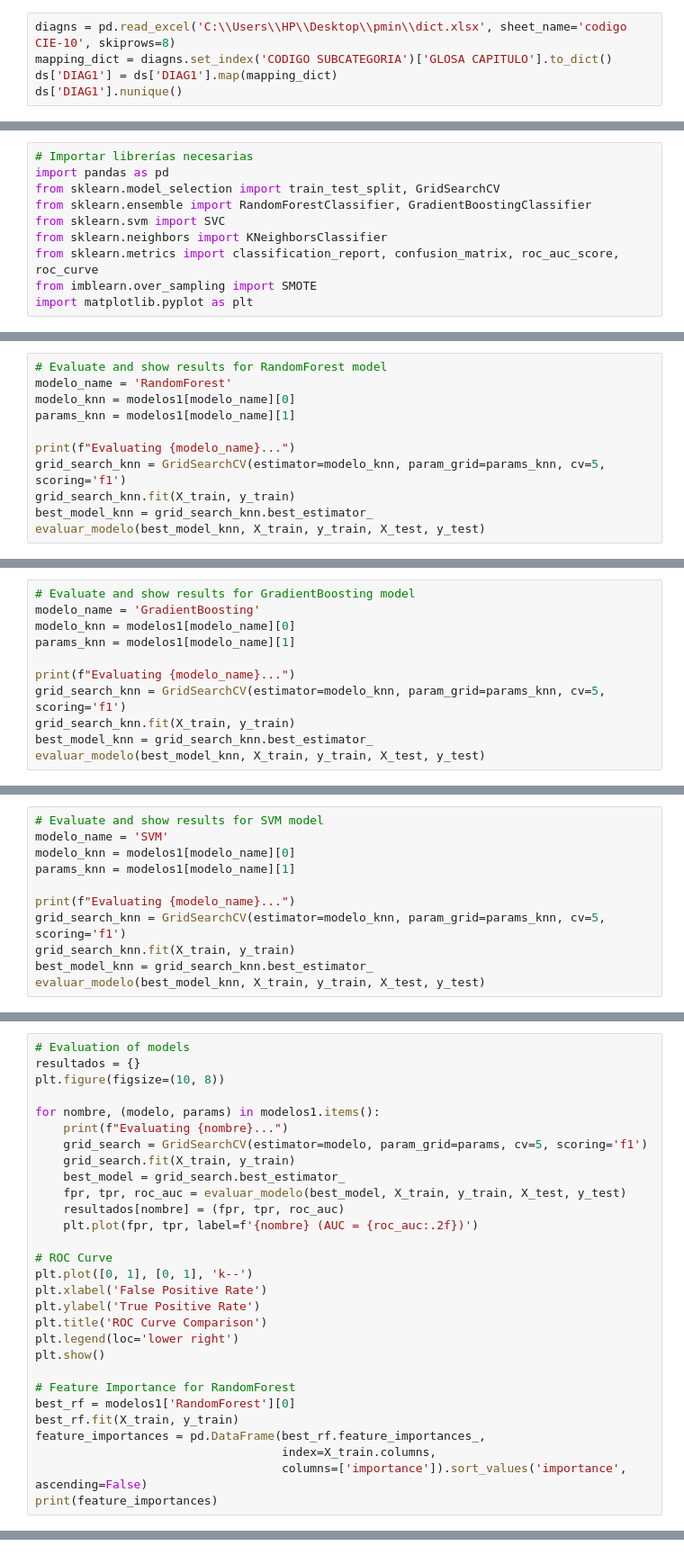
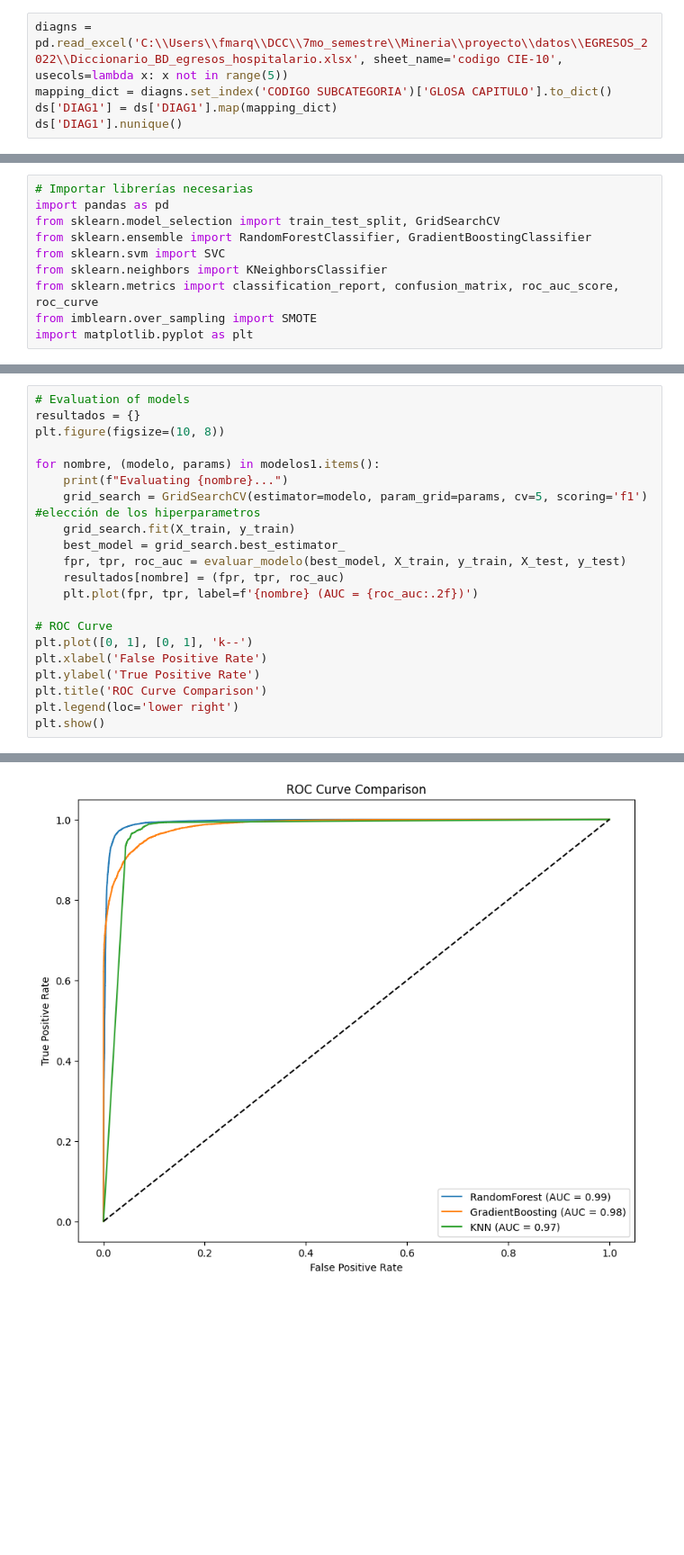
Before and after one commit to fco-marquez/proyecto-mineria, a Jupyter notebook: Hito2.ipynb, the cells around one changed output, grey strips where cells are left out. Shown: that part at 90% size. Drawn from its saved outputs; the diff is of its cells as text; blank space fills up the shorter version.

```diff
--- a/Hito2.ipynb
+++ b/Hito2.ipynb
@@ -47,7 +47,7 @@ ds = pd.concat([dataset_2020, dataset_2021, dataset_2022], ignore_index=True)
 # %% [markdown]
 Aquí, se concatenan los datasets de los 3 años estudiados, para trabajar con un dataset común de todos los datos. Esto no será problema para el análisis temporal de los datos, dado que cada paciente tiene un atributo de 'ANO_EGRESO' que nos permite identificar a que año pertenece el dato. Además, previo a hacer la concatenación, se filtran todos los datos llenados parcialmente, esto pues luego de hacer un análisis de cada csv, existen una cantidad no menor de datos con sus atributos fijados con un valor "*". De esta forma se filtran, todas las tuplas que con estas características.
 # %%
-diagns = pd.read_excel('C:\\Users\\HP\\Desktop\\pmin\\dict.xlsx', sheet_name='codigo CIE-10', skiprows=8)
+diagns = pd.read_excel('C:\\Users\\fmarq\\DCC\\7mo_semestre\\Mineria\\proyecto\\datos\\EGRESOS_2022\\Diccionario_BD_egresos_hospitalario.xlsx', sheet_name='codigo CIE-10', usecols=lambda x: x not in range(5))
 mapping_dict = diagns.set_index('CODIGO SUBCATEGORIA')['GLOSA CAPITULO'].to_dict()
 ds['DIAG1'] = ds['DIAG1'].map(mapping_dict)
 ds['DIAG1'].nunique()
@@ -487,11 +431,0 @@ ROC AUC for KNeighborsClassifier: 0.9891465117622567
-# %%
-# Evaluate and show results for RandomForest model
-modelo_name = 'RandomForest'
-modelo_knn = modelos1[modelo_name][0]
-params_knn = modelos1[modelo_name][1]
-
-print(f"Evaluating {modelo_name}...")
-grid_search_knn = GridSearchCV(estimator=modelo_knn, param_grid=params_knn, cv=5, scoring='f1')
-grid_search_knn.fit(X_train, y_train)
-best_model_knn = grid_search_knn.best_estimator_
-evaluar_modelo(best_model_knn, X_train, y_train, X_test, y_test)
@@ -519,11 +431,0 @@ ROC AUC for RandomForestClassifier: 1.0
-# %%
-# Evaluate and show results for GradientBoosting model
-modelo_name = 'GradientBoosting'
-modelo_knn = modelos1[modelo_name][0]
-params_knn = modelos1[modelo_name][1]
-
-print(f"Evaluating {modelo_name}...")
-grid_search_knn = GridSearchCV(estimator=modelo_knn, param_grid=params_knn, cv=5, scoring='f1')
-grid_search_knn.fit(X_train, y_train)
-best_model_knn = grid_search_knn.best_estimator_
-evaluar_modelo(best_model_knn, X_train, y_train, X_test, y_test)
@@ -549,11 +431,0 @@ ROC AUC for GradientBoostingClassifier: 1.0
-# %%
-# Evaluate and show results for SVM model
-modelo_name = 'SVM'
-modelo_knn = modelos1[modelo_name][0]
-params_knn = modelos1[modelo_name][1]
-
-print(f"Evaluating {modelo_name}...")
-grid_search_knn = GridSearchCV(estimator=modelo_knn, param_grid=params_knn, cv=5, scoring='f1')
-grid_search_knn.fit(X_train, y_train)
-best_model_knn = grid_search_knn.best_estimator_
-evaluar_modelo(best_model_knn, X_train, y_train, X_test, y_test)
@@ -619,7 +436,7 @@ plt.figure(figsize=(10, 8))
 
 for nombre, (modelo, params) in modelos1.items():
     print(f"Evaluating {nombre}...")
-    grid_search = GridSearchCV(estimator=modelo, param_grid=params, cv=5, scoring='f1')
+    grid_search = GridSearchCV(estimator=modelo, param_grid=params, cv=5, scoring='f1') #elección de los hiperparametros
     grid_search.fit(X_train, y_train)
     best_model = grid_search.best_estimator_
     fpr, tpr, roc_auc = evaluar_modelo(best_model, X_train, y_train, X_test, y_test)
@@ -633,14 +450,6 @@ plt.ylabel('True Positive Rate')
 plt.title('ROC Curve Comparison')
 plt.legend(loc='lower right')
 plt.show()
-
-# Feature Importance for RandomForest
-best_rf = modelos1['RandomForest'][0]
-best_rf.fit(X_train, y_train)
-feature_importances = pd.DataFrame(best_rf.feature_importances_,
-                                   index=X_train.columns,
-                                   columns=['importance']).sort_values('importance', ascending=False)
-print(feature_importances)
 # %% [output]
 Evaluating RandomForest...
 Classification Report for RandomForestClassifier:
@@ -661,0 +471 @@ Evaluating SVM...
+[figure, added]
```
Also changed, not shown: parts of 17 cells of this notebook.
